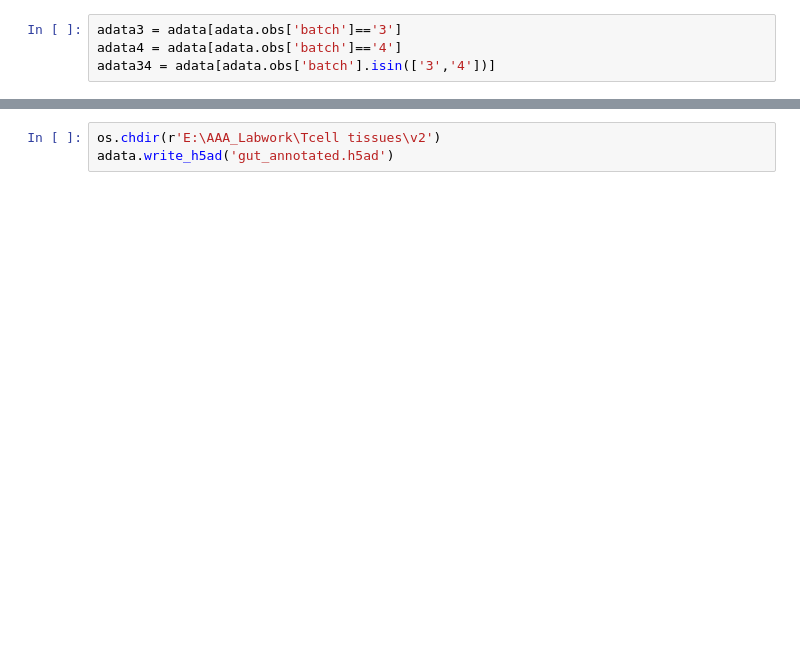
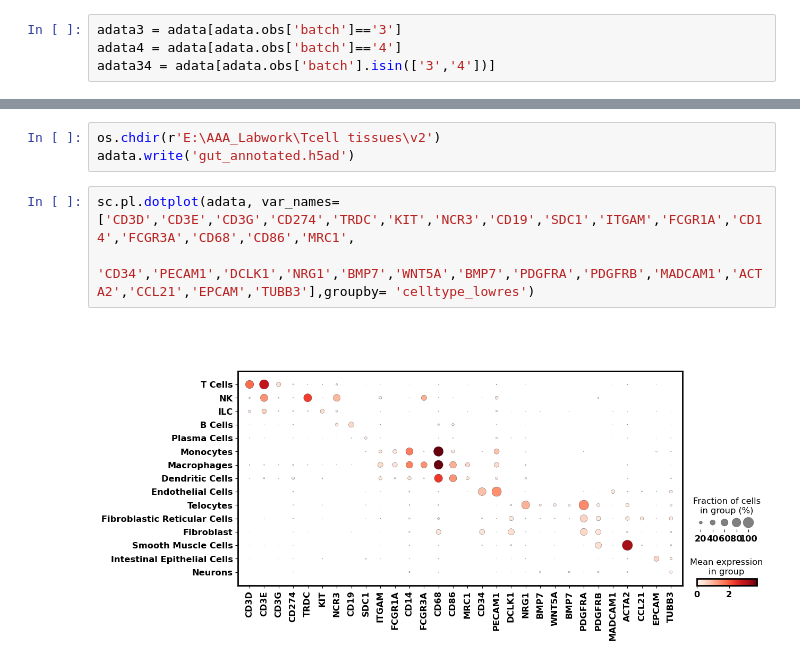
Before and after one commit to Ran-x2/gut-liver-whole-tissue, a Jupyter notebook: gut_visualization.ipynb, the cells around one changed output, grey strips where cells are left out. Cells and saved outputs as stored; diff of their text form; blank space fills up the shorter version.

```diff
--- a/gut_visualization.ipynb
+++ b/gut_visualization.ipynb
@@ -120,3 +120,8 @@ plt.savefig('vis/gut_celltype_breakdown.png',dpi = 300)
 # %%
 os.chdir(r'E:\AAA_Labwork\Tcell tissues\v2')
-adata.write_h5ad('gut_annotated.h5ad')
+adata.write('gut_annotated.h5ad')
+# %%
+sc.pl.dotplot(adata, var_names=['CD3D','CD3E','CD3G','CD274','TRDC','KIT','NCR3','CD19','SDC1','ITGAM','FCGR1A','CD14','FCGR3A','CD68','CD86','MRC1',
+                                'CD34','PECAM1','DCLK1','NRG1','BMP7','WNT5A','BMP7','PDGFRA','PDGFRB','MADCAM1','ACTA2','CCL21','EPCAM','TUBB3'],groupby= 'celltype_lowres')
+# %% [output]
+[figure, added]
```
Also changed, not shown: parts of 10 cells of this notebook, 2 other files.
